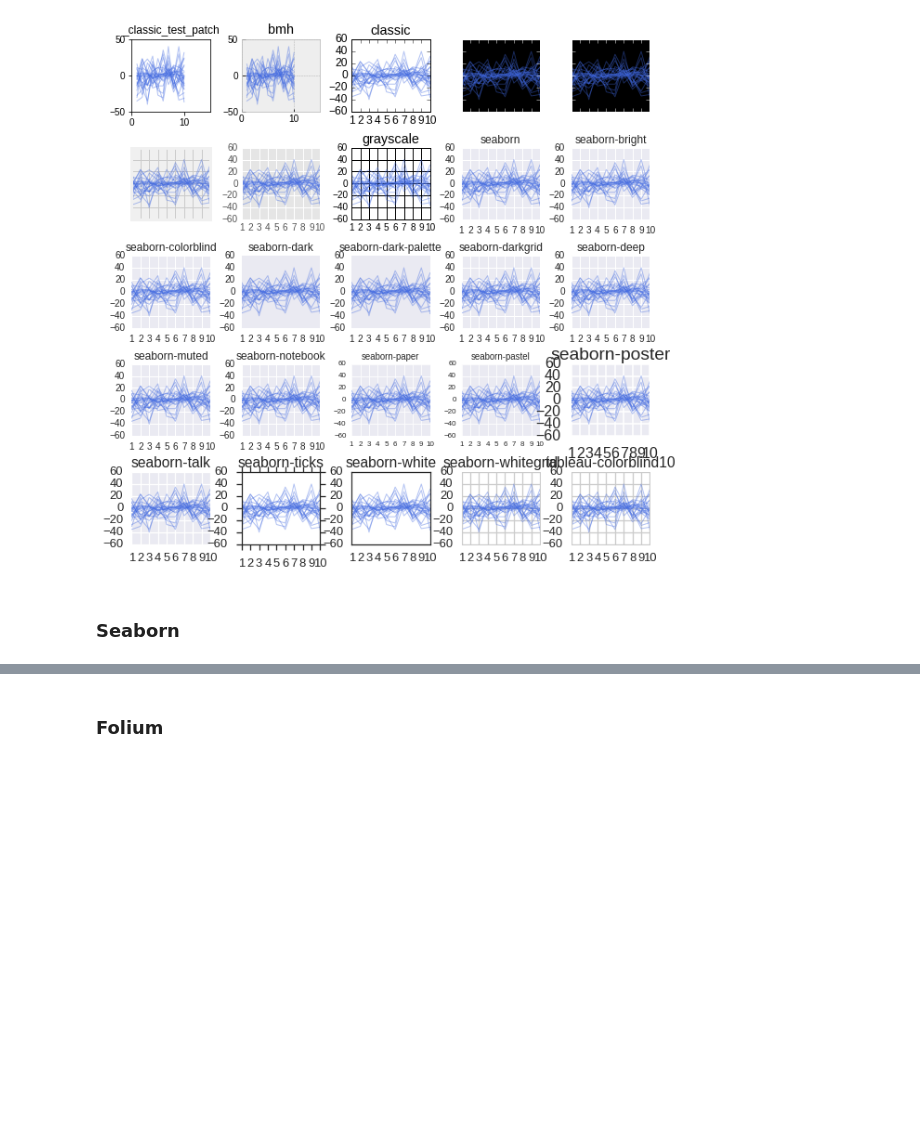
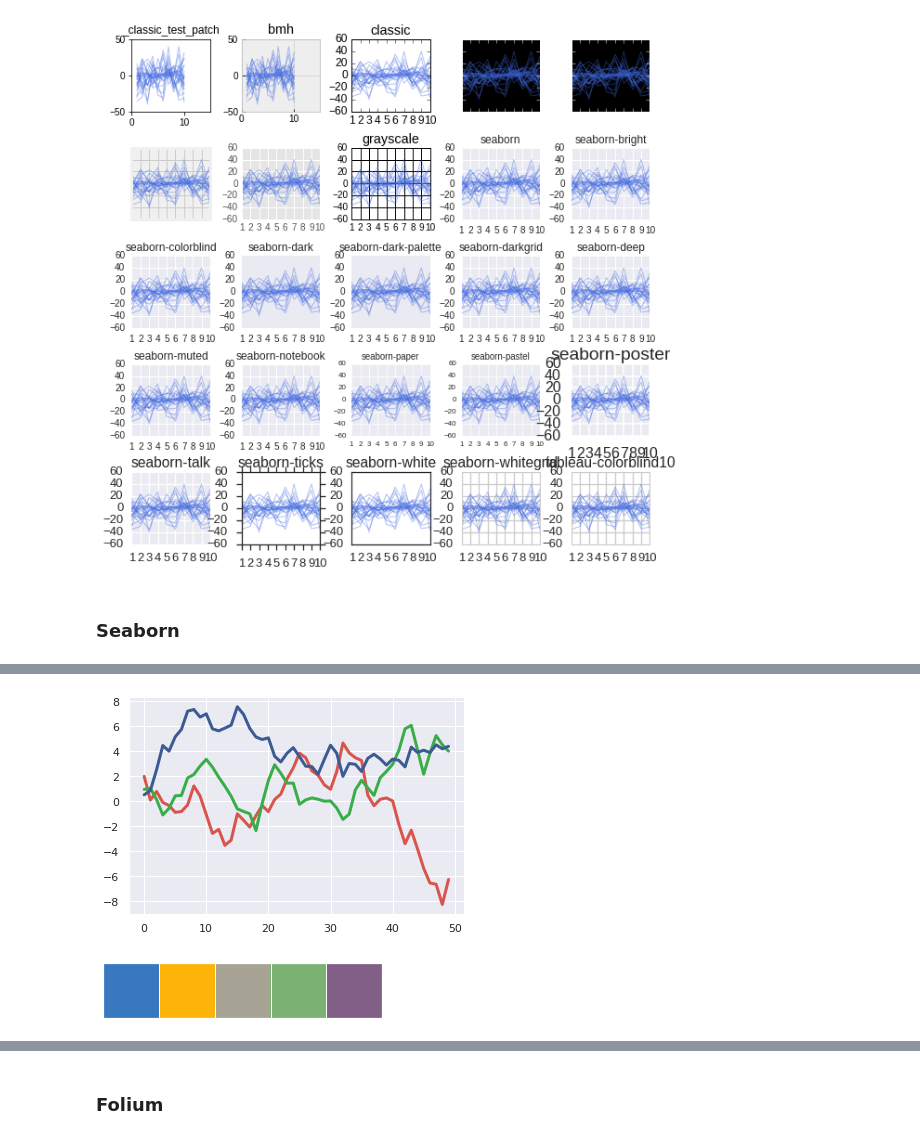
Before and after one commit to eastk1te/P.T, a Jupyter notebook: Python.ipynb, the cells around one changed output, grey strips where cells are left out. Saved outputs shown, nothing was run; the diff lists cells and outputs as text; code cells hidden in the pictures; blank space fills up the shorter version.

```diff
--- a/Python.ipynb
+++ b/Python.ipynb
@@ -1677,0 +1710,12 @@ sns.palplot(current_palette) #질적 색상 팔레트
+# %%
+###### xkcd 색상 측량에서 정의된 색상 사용    (* xkcd 색상표: https://xkcd.com/color/rgb/)
+plt.plot(np.random.randn(50).cumsum(),sns.xkcd_rgb['pale red'], lw=3)
+plt.plot(np.random.randn(50).cumsum(),sns.xkcd_rgb['medium green'], lw=3)
+plt.plot(np.random.randn(50).cumsum(),sns.xkcd_rgb['denim blue'], lw=3);
+# %% [output]
+[figure, added]
+# %%
+colors = ['windows blue','amber','greyish','faded green','dusty purple']
+sns.palplot(sns.xkcd_palette(colors))
+# %% [output]
+[figure, added]
```
Also changed, not shown: parts of 23 cells of this notebook.
